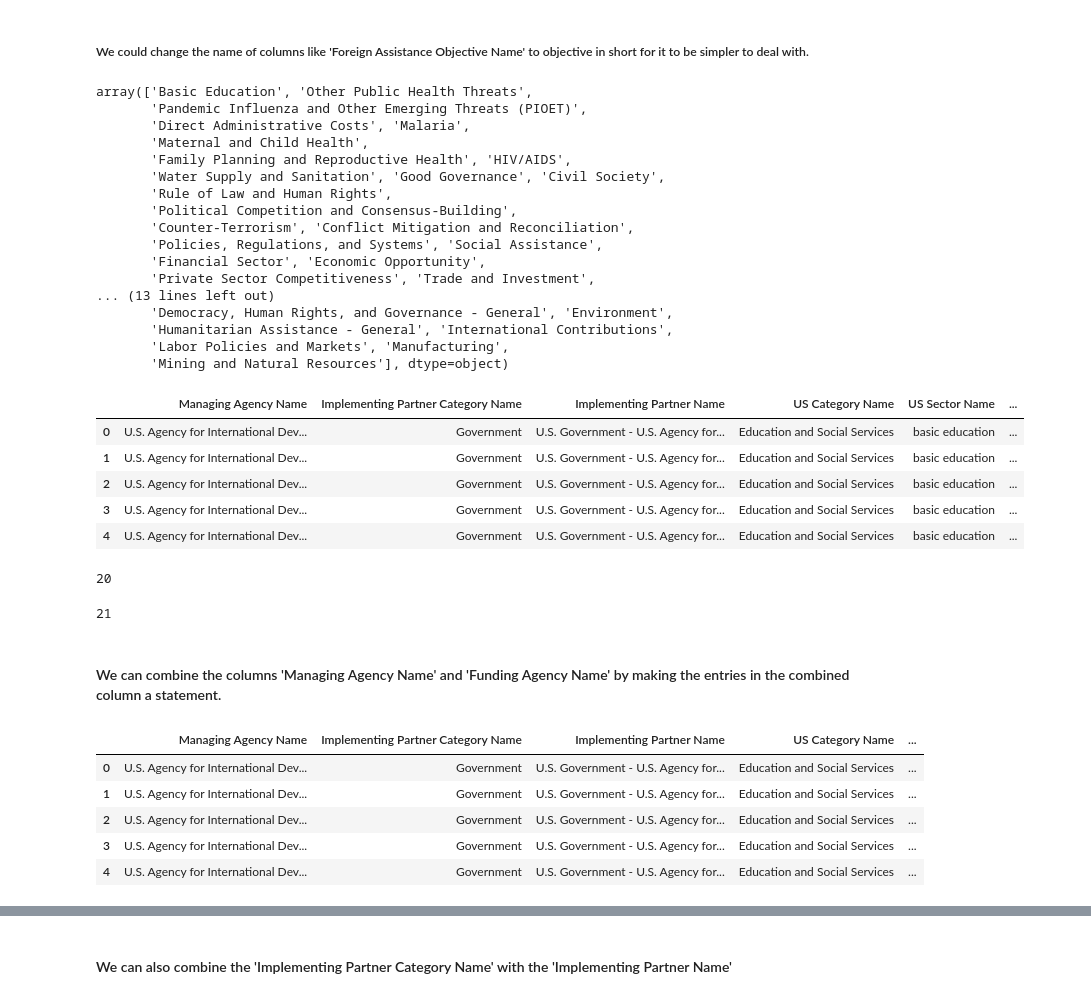
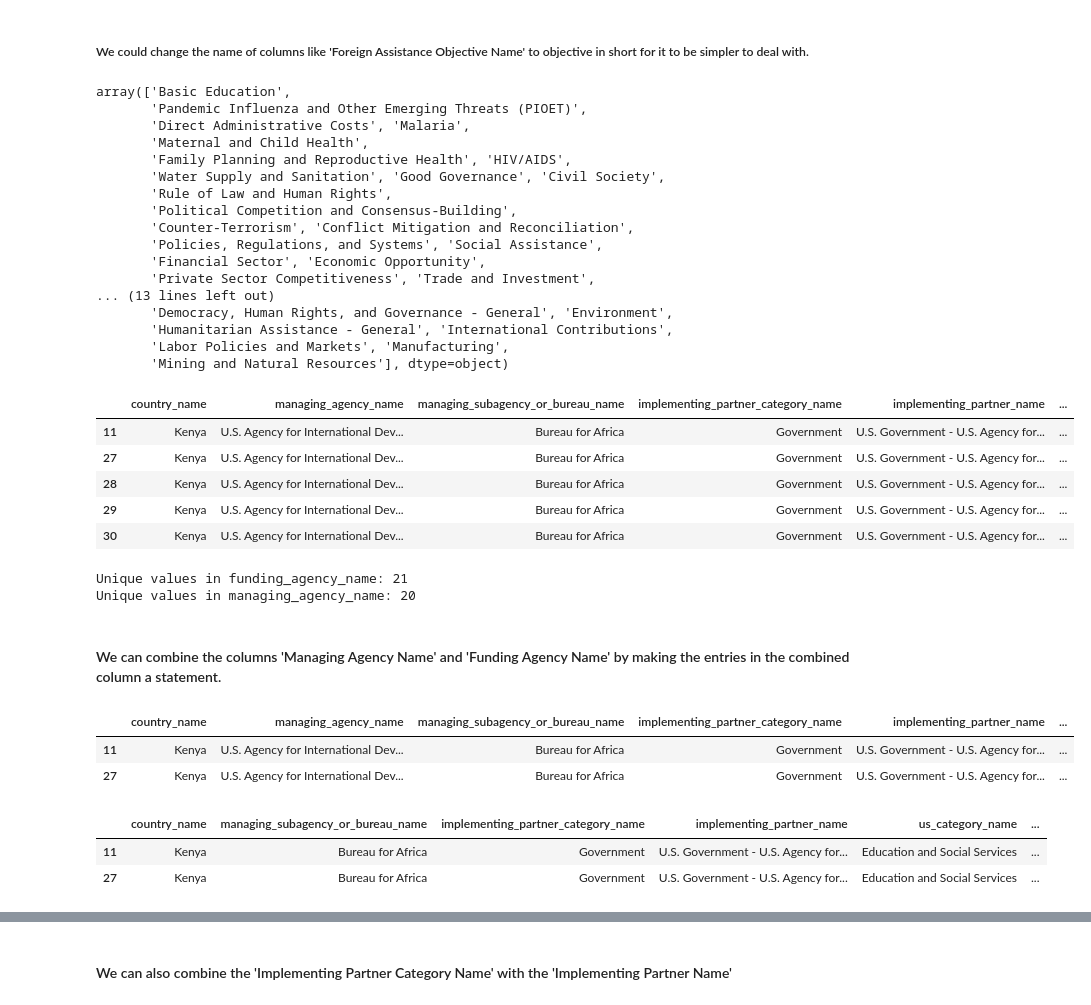
Before and after one commit to Vain-Guy/Impact-Of-Foreign-Cutoff-on-Kenya, a Jupyter notebook: Notebooks/Main.ipynb, the cells around one changed output, grey strips where cells are left out. Cells and saved outputs as stored; diff of their text form; code cells hidden in the pictures.

```diff
--- a/Notebooks/Main.ipynb
+++ b/Notebooks/Main.ipynb
@@ -572,15 +455,15 @@ data.drop(columns = cols_to_drop, inplace = True)
 ##### For this, we have the column 'Transaction Date'.It has 5474 rows missing but contains dates which may be critical when conducting our Time Series Model. For our data we will fill these date with the Fiscal year but we will keep in mind that the dates are not accurate.
 # %%
 # Clean the Fiscal Year column first
-data['Fiscal Year'] = data['Fiscal Year'].astype(str).str.extract(r'(\d{4})', expand=False)
+data['fiscal_year'] = data['fiscal_year'].astype(str).str.extract(r'(\d{4})', expand=False)
 
 # Coverting Transaction Date to datetime
-data['Transaction Date'] = pd.to_datetime(data['Transaction Date'], errors='coerce')
+data['transaction_date'] = pd.to_datetime(data['transaction_date'], errors='coerce')
 
 # Appending Fiscal Year with 01-01
-data['Fiscal Year'] = pd.to_datetime(data['Fiscal Year'] + '-01-01', errors='coerce')
+data['fiscal_year'] = pd.to_datetime(data['fiscal_year'] + '-01-01', errors='coerce')
 
 # Filling missing Transaction Date  missing values
-data['Transaction Date'] = data['Transaction Date'].fillna(data['Fiscal Year'])
+data['transaction_date'] = data['transaction_date'].fillna(data['fiscal_year'])
 # %%
 # Checking if there are any missing values left in Transaction Date
@@ -590,7 +473,7 @@ data['Transaction Date'].isna().sum()
 # %%
 # Converting back to the year
-data['Fiscal Year'] = pd.to_datetime(data['Fiscal Year'])
-data['Fiscal Year']=data['Fiscal Year'].dt.year
+data['fiscal_year'] = pd.to_datetime(data['fiscal_year'])
+data['fiscal_year'] = data['fiscal_year'].dt.year
 # %%
 # Checking for missing values
 data.isna().sum()
@@ -625,7 +502,7 @@ data1.to_csv('cleaned_data',index=False)
 # %% [markdown]
 #### We could convert the Current Dollar Amount into Categorical data which may be simpler to use during modelling
 # %%
-data['Transaction_Size']=pd.qcut(data['Current Dollar Amount'],\
+data['transaction_size']=pd.qcut(data['current_dollar_amount'],\
                                  q=3, labels=['Low','Medium','High'] )
 # %%
 data.head()
@@ -664,11 +541,11 @@ array(['Economic', 'Military'], dtype=object)
 ##### We could change the name of columns like 'Foreign Assistance Objective Name' to objective in short for it to be simpler to deal with.
 # %%
 # Renaming the column
-data = data.rename(columns={'Foreign Assistance Objective Name': 'Objective'})
+data = data.rename(columns={'foreign_assistance_objective_name': 'objective'})
 # %%
-data['US Sector Name'].unique()
+data['us_sector_name'].unique()
 # %% [output]
-array(['Basic Education', 'Other Public Health Threats',
+array(['Basic Education',
        'Pandemic Influenza and Other Emerging Threats (PIOET)',
        'Direct Administrative Costs', 'Malaria',
        'Maternal and Child Health',
@@ -686,7 +563,7 @@ array(['Basic Education', 'Other Public Health Threats',
        'Labor Policies and Markets', 'Manufacturing',
        'Mining and Natural Resources'], dtype=object)
 # %%
-data['US Sector Name'] = data['US Sector Name'].str.strip().str.lower()
+data['us_sector_name'] = data['us_sector_name'].str.strip().str.lower()
 mapping1 = {
     'Health': [
         'Other Public Health Threats', 'Pandemic Influenza and Other Emerging Threats (PIOET)',
@@ -717,38 +594,38 @@ mapping1 = {
         'Agriculture'
     ],
     'Economy': [
         'Economic Opportunity'
     ],
     'Development': [
         'Infrastructure'
     ]
 }
 # This is a code that categorises every value with the category given in the map
 def assign_category(text_entry):
 
     # Handle empty or non-string data
     if not isinstance(text_entry, str):
         return 'Other/Unspecified'
 
     text_lower = text_entry.lower()
 
     # Iterate through the main categories and their associated phrases
     for category, phrases in mapping1.items():
         for phrase in phrases:
             # Check if any phrase is present in the text entry
             if phrase.lower() in text_lower:
                 return category  # Return the high-level category and stop searching
 
     # If no match is found after checking all categories
     return 'Other/Unspecified'
 
-data["US Sector"] = data["US Sector Name"].apply(assign_category)
+data["us_sector"] = data["us_sector_name"].apply(assign_category)
 data.head()
 # %% [output]
-|  | Managing Agency Name | Implementing Partner Category Name | Implementing Partner Name | US Category Name | US Sector Name | ... |
-| 0 | U.S. Agency for International Dev... | Government | U.S. Government - U.S. Agency for... | Education and Social Services | basic education | ... |
-| 1 | U.S. Agency for International Dev... | Government | U.S. Government - U.S. Agency for... | Education and Social Services | basic education | ... |
-| 2 | U.S. Agency for International Dev... | Government | U.S. Government - U.S. Agency for... | Education and Social Services | basic education | ... |
-| 3 | U.S. Agency for International Dev... | Government | U.S. Government - U.S. Agency for... | Education and Social Services | basic education | ... |
-| 4 | U.S. Agency for International Dev... | Government | U.S. Government - U.S. Agency for... | Education and Social Services | basic education | ... |
+|  | country_name | managing_agency_name | managing_subagency_or_bureau_name | implementing_partner_category_name | implementing_partner_name | ... |
+| 11 | Kenya | U.S. Agency for International Dev... | Bureau for Africa | Government | U.S. Government - U.S. Agency for... | ... |
+| 27 | Kenya | U.S. Agency for International Dev... | Bureau for Africa | Government | U.S. Government - U.S. Agency for... | ... |
+| 28 | Kenya | U.S. Agency for International Dev... | Bureau for Africa | Government | U.S. Government - U.S. Agency for... | ... |
+| 29 | Kenya | U.S. Agency for International Dev... | Bureau for Africa | Government | U.S. Government - U.S. Agency for... | ... |
+| 30 | Kenya | U.S. Agency for International Dev... | Bureau for Africa | Government | U.S. Government - U.S. Agency for... | ... |
 # %%
@@ -756,25 +633,26 @@ data.drop(columns=['US Sector Name'], inplace=True)
-# %%
-data['Managing Agency Name'].nunique()
-# %% [output]
-20
-# %%
-data['Funding Agency Name'].nunique()
-# %% [output]
-21
+# %%
+print('Unique values in funding_agency_name:', data['funding_agency_name'].nunique())
+print('Unique values in managing_agency_name:', data['managing_agency_name'].nunique())
+# %% [output]
+Unique values in funding_agency_name: 21
+Unique values in managing_agency_name: 20
 # %% [markdown]
 #### We can combine the columns 'Managing Agency Name' and 'Funding Agency Name' by making the entries in the combined column a statement.
 # %%
-data['Funded by and Managed by']=(data['Funding Agency Name'].astype(str).fillna('')+ \
-                                  ' managed by ' + data['Managing Agency Name'].astype(str).fillna('')
+data['funded_and_managed_by']=(data['funding_agency_name'].astype(str).fillna('')+ \
+                                  ' managed by ' + data['managing_agency_name'].astype(str).fillna('')
                                   )
+
+data.head(2)
+# %% [output]
+|  | country_name | managing_agency_name | managing_subagency_or_bureau_name | implementing_partner_category_name | implementing_partner_name | ... |
+| 11 | Kenya | U.S. Agency for International Dev... | Bureau for Africa | Government | U.S. Government - U.S. Agency for... | ... |
+| 27 | Kenya | U.S. Agency for International Dev... | Bureau for Africa | Government | U.S. Government - U.S. Agency for... | ... |
-# %%
-data.head()
-# %% [output]
-|  | Managing Agency Name | Implementing Partner Category Name | Implementing Partner Name | US Category Name | ... |
-| 0 | U.S. Agency for International Dev... | Government | U.S. Government - U.S. Agency for... | Education and Social Services | ... |
-| 1 | U.S. Agency for International Dev... | Government | U.S. Government - U.S. Agency for... | Education and Social Services | ... |
-| 2 | U.S. Agency for International Dev... | Government | U.S. Government - U.S. Agency for... | Education and Social Services | ... |
-| 3 | U.S. Agency for International Dev... | Government | U.S. Government - U.S. Agency for... | Education and Social Services | ... |
-| 4 | U.S. Agency for International Dev... | Government | U.S. Government - U.S. Agency for... | Education and Social Services | ... |
 # %%
-data.drop(columns=['Funding Agency Name','Managing Agency Name'],inplace=True)
+data.drop(columns=['funding_agency_name','managing_agency_name'],inplace=True)
+
+data.head(2)
+# %% [output]
+|  | country_name | managing_subagency_or_bureau_name | implementing_partner_category_name | implementing_partner_name | us_category_name | ... |
+| 11 | Kenya | Bureau for Africa | Government | U.S. Government - U.S. Agency for... | Education and Social Services | ... |
+| 27 | Kenya | Bureau for Africa | Government | U.S. Government - U.S. Agency for... | Education and Social Services | ... |
```
Also changed, not shown: parts of 25 cells of this notebook, 2 other files.
